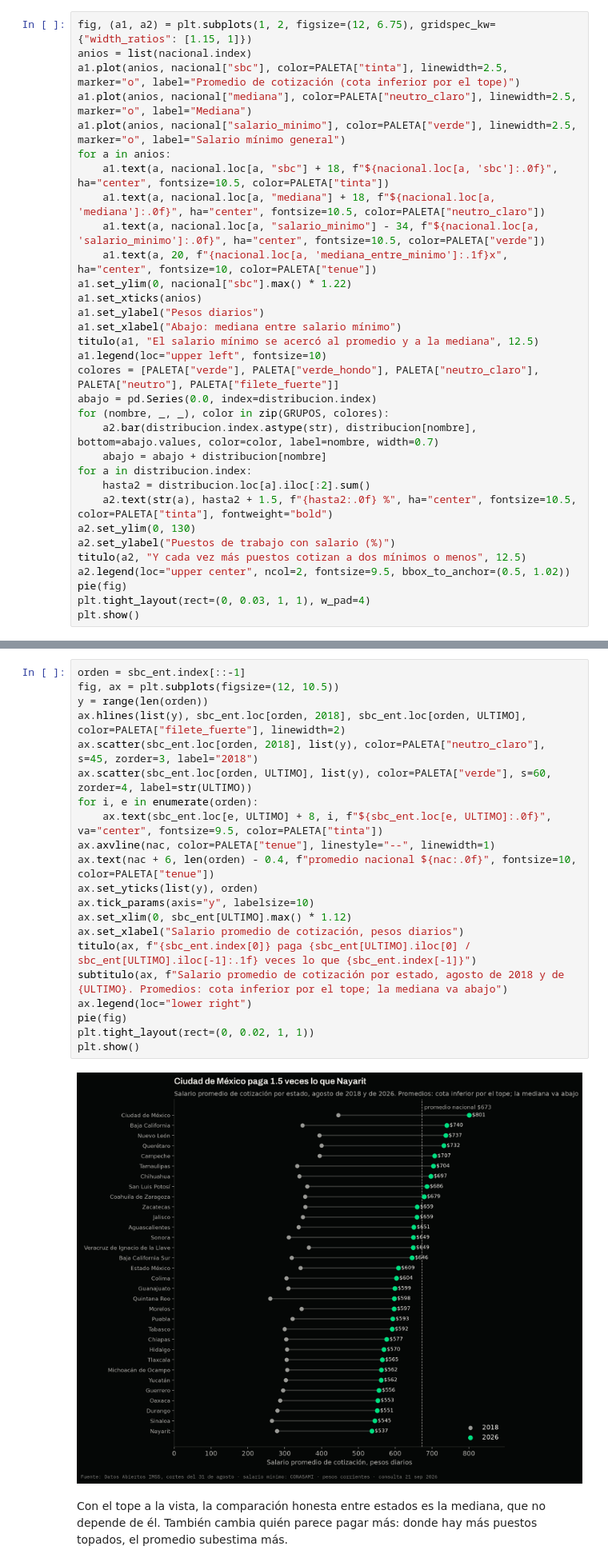
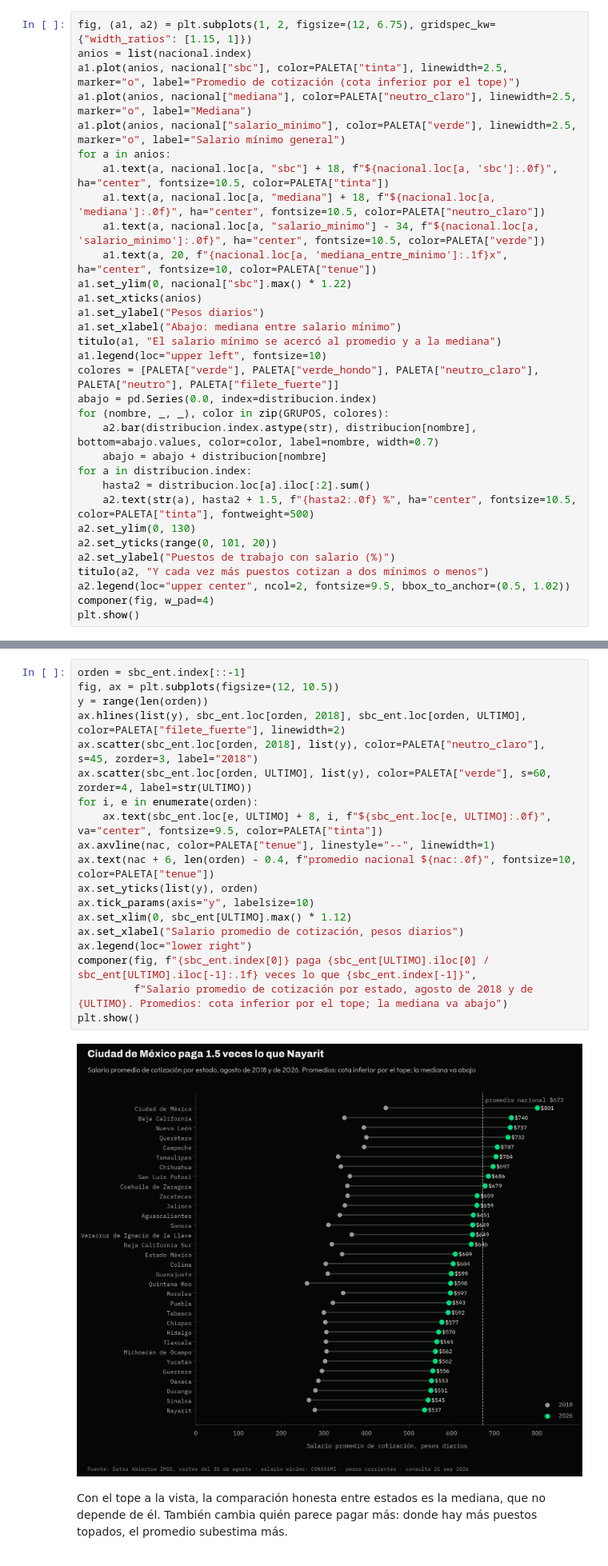
Before and after one commit to mauvilar/Proyectos-data-science, a Jupyter notebook: salarios-imss-mx/02_cuanto_se_gana.ipynb, the cells around one changed output, grey strips where cells are left out. Shown at 80% size. Cells and saved outputs as stored; diff of their text form.

```diff
--- a/salarios-imss-mx/02_cuanto_se_gana.ipynb
+++ b/salarios-imss-mx/02_cuanto_se_gana.ipynb
@@ -146,7 +221,7 @@ a1.set_ylim(0, nacional["sbc"].max() * 1.22)
 a1.set_xticks(anios)
 a1.set_ylabel("Pesos diarios")
 a1.set_xlabel("Abajo: mediana entre salario mínimo")
-titulo(a1, "El salario mínimo se acercó al promedio y a la mediana", 12.5)
+titulo(a1, "El salario mínimo se acercó al promedio y a la mediana")
 a1.legend(loc="upper left", fontsize=10)
 colores = [PALETA["verde"], PALETA["verde_hondo"], PALETA["neutro_claro"], PALETA["neutro"], PALETA["filete_fuerte"]]
 abajo = pd.Series(0.0, index=distribucion.index)
@@ -155,12 +230,12 @@ for (nombre, _, _), color in zip(GRUPOS, colores):
     abajo = abajo + distribucion[nombre]
 for a in distribucion.index:
     hasta2 = distribucion.loc[a].iloc[:2].sum()
-    a2.text(str(a), hasta2 + 1.5, f"{hasta2:.0f} %", ha="center", fontsize=10.5, color=PALETA["tinta"], fontweight="bold")
+    a2.text(str(a), hasta2 + 1.5, f"{hasta2:.0f} %", ha="center", fontsize=10.5, color=PALETA["tinta"], fontweight=500)
 a2.set_ylim(0, 130)
+a2.set_yticks(range(0, 101, 20))
 a2.set_ylabel("Puestos de trabajo con salario (%)")
-titulo(a2, "Y cada vez más puestos cotizan a dos mínimos o menos", 12.5)
+titulo(a2, "Y cada vez más puestos cotizan a dos mínimos o menos")
 a2.legend(loc="upper center", ncol=2, fontsize=9.5, bbox_to_anchor=(0.5, 1.02))
-pie(fig)
-plt.tight_layout(rect=(0, 0.03, 1, 1), w_pad=4)
+componer(fig, w_pad=4)
 plt.show()
 # %% [output]
@@ -254,26 +328,24 @@ Mayor crecimiento 2018-2026: Quintana Roo +129 % · menor: Morelos +73 %
 # %%
 orden = sbc_ent.index[::-1]
 fig, ax = plt.subplots(figsize=(12, 10.5))
 y = range(len(orden))
 ax.hlines(list(y), sbc_ent.loc[orden, 2018], sbc_ent.loc[orden, ULTIMO], color=PALETA["filete_fuerte"], linewidth=2)
 ax.scatter(sbc_ent.loc[orden, 2018], list(y), color=PALETA["neutro_claro"], s=45, zorder=3, label="2018")
 ax.scatter(sbc_ent.loc[orden, ULTIMO], list(y), color=PALETA["verde"], s=60, zorder=4, label=str(ULTIMO))
 for i, e in enumerate(orden):
     ax.text(sbc_ent.loc[e, ULTIMO] + 8, i, f"${sbc_ent.loc[e, ULTIMO]:.0f}", va="center", fontsize=9.5, color=PALETA["tinta"])
 ax.axvline(nac, color=PALETA["tenue"], linestyle="--", linewidth=1)
 ax.text(nac + 6, len(orden) - 0.4, f"promedio nacional ${nac:.0f}", fontsize=10, color=PALETA["tenue"])
 ax.set_yticks(list(y), orden)
 ax.tick_params(axis="y", labelsize=10)
 ax.set_xlim(0, sbc_ent[ULTIMO].max() * 1.12)
 ax.set_xlabel("Salario promedio de cotización, pesos diarios")
-titulo(ax, f"{sbc_ent.index[0]} paga {sbc_ent[ULTIMO].iloc[0] / sbc_ent[ULTIMO].iloc[-1]:.1f} veces lo que {sbc_ent.index[-1]}")
-subtitulo(ax, f"Salario promedio de cotización por estado, agosto de 2018 y de {ULTIMO}. Promedios: cota inferior por el tope; la mediana va abajo")
 ax.legend(loc="lower right")
-pie(fig)
-plt.tight_layout(rect=(0, 0.02, 1, 1))
+componer(fig, f"{sbc_ent.index[0]} paga {sbc_ent[ULTIMO].iloc[0] / sbc_ent[ULTIMO].iloc[-1]:.1f} veces lo que {sbc_ent.index[-1]}",
+         f"Salario promedio de cotización por estado, agosto de 2018 y de {ULTIMO}. Promedios: cota inferior por el tope; la mediana va abajo")
 plt.show()
 # %% [output]
-[figure, old version]
+[figure, new version]
 # %% [markdown]
 Con el tope a la vista, la comparación honesta entre estados es la mediana, que no depende de él. También cambia quién parece pagar más: donde hay más puestos topados, el promedio subestima más.
 # %%
```
Also changed, not shown: parts of 6 cells of this notebook.
